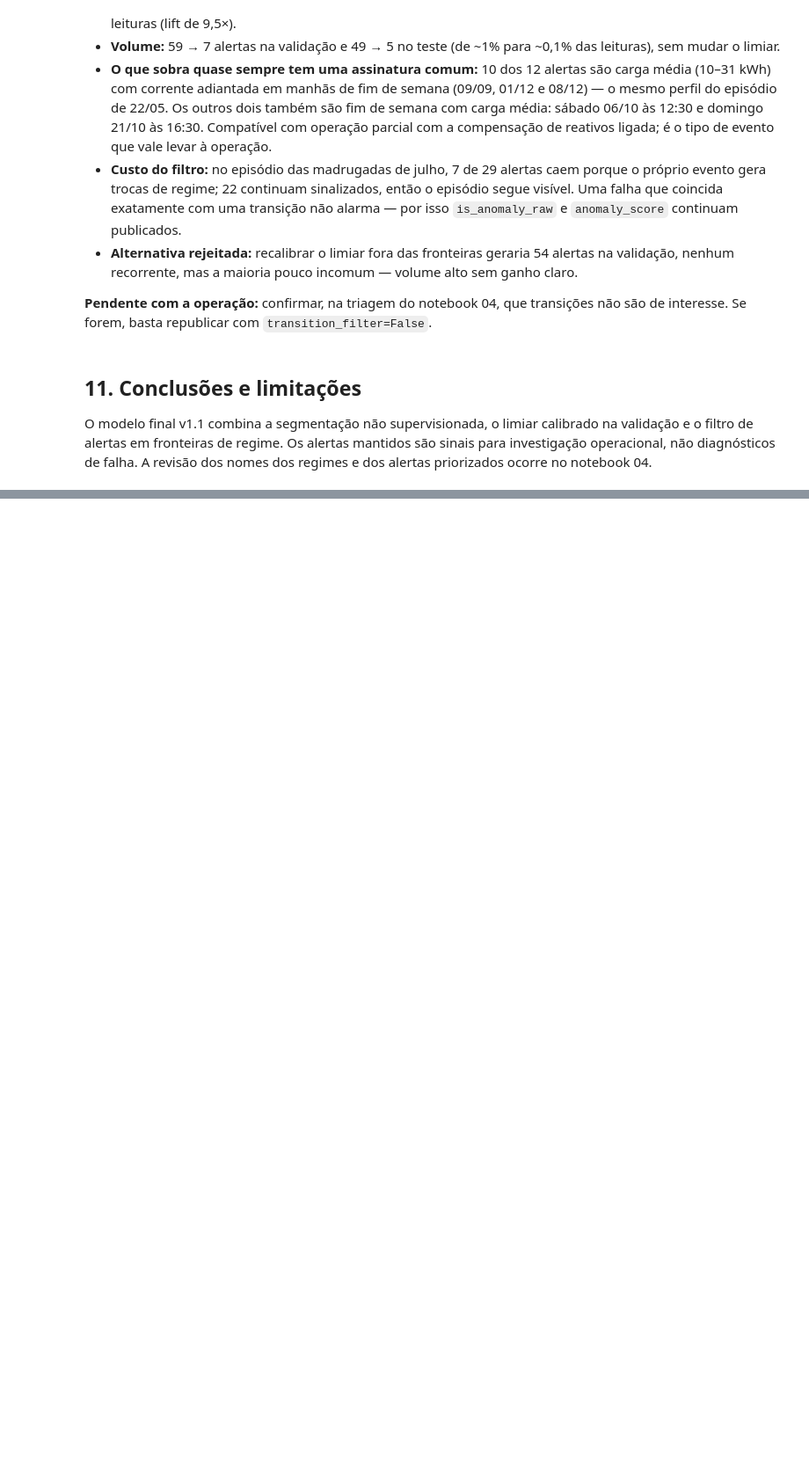
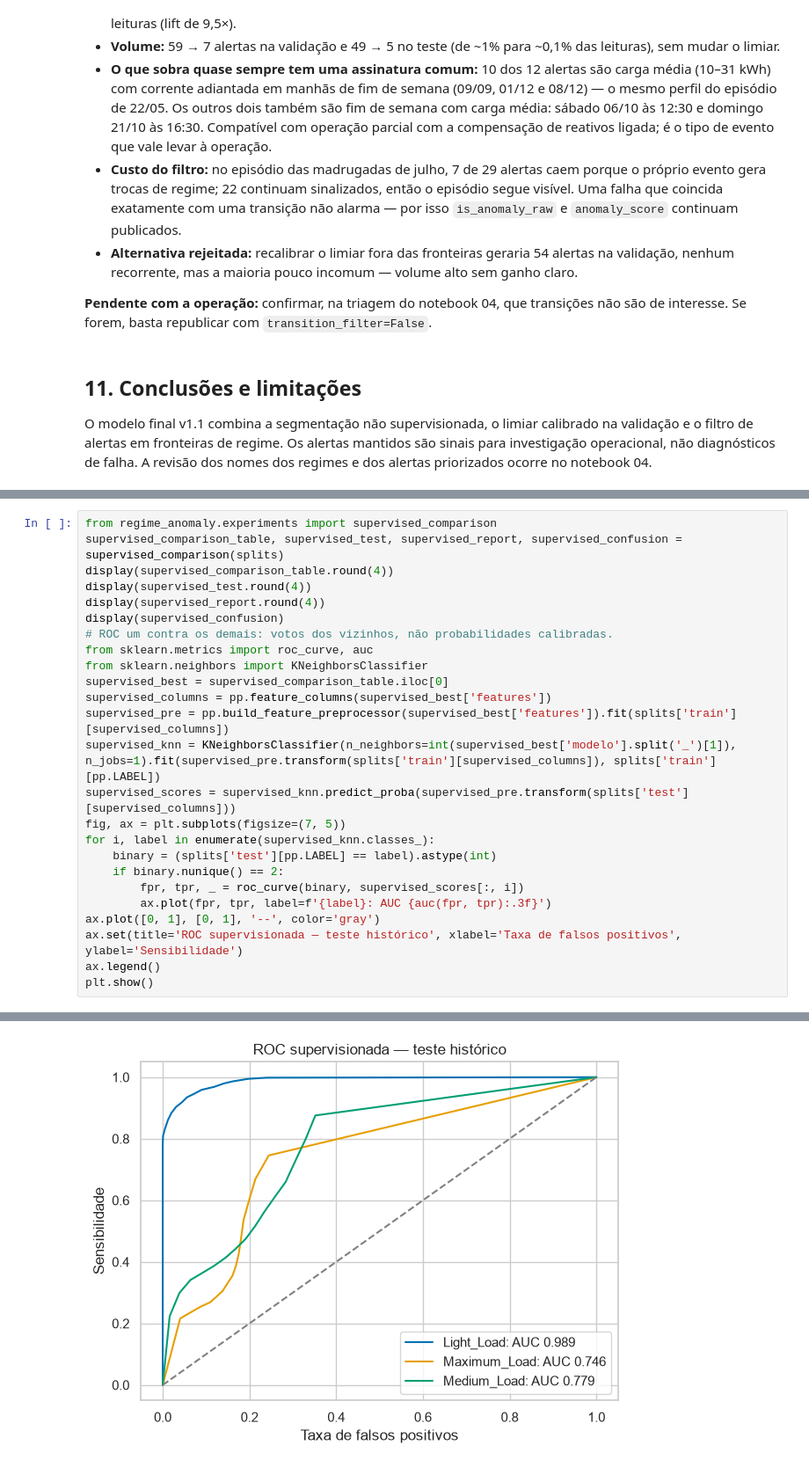
Before and after one commit to MBA-Data-Science-Unifor/Regime-Anomaly-Unsupervisioned, a Jupyter notebook: artifacts/notebooks/03_Modeling.ipynb, the cells around one changed output, grey strips where cells are left out. Shown at 88% size. Saved outputs shown, nothing was run; the diff lists cells and outputs as text; blank space fills up the shorter version.

```diff
--- a/artifacts/notebooks/03_Modeling.ipynb
+++ b/artifacts/notebooks/03_Modeling.ipynb
@@ -976,0 +1065,26 @@ O modelo final v1.1 combina a segmentação não supervisionada, o limiar calibr
+# %%
+from regime_anomaly.experiments import supervised_comparison
+supervised_comparison_table, supervised_test, supervised_report, supervised_confusion = supervised_comparison(splits)
+display(supervised_comparison_table.round(4))
+display(supervised_test.round(4))
+display(supervised_report.round(4))
+display(supervised_confusion)
+# ROC um contra os demais: votos dos vizinhos, não probabilidades calibradas.
+from sklearn.metrics import roc_curve, auc
+from sklearn.neighbors import KNeighborsClassifier
+supervised_best = supervised_comparison_table.iloc[0]
+supervised_columns = pp.feature_columns(supervised_best['features'])
+supervised_pre = pp.build_feature_preprocessor(supervised_best['features']).fit(splits['train'][supervised_columns])
+supervised_knn = KNeighborsClassifier(n_neighbors=int(supervised_best['modelo'].split('_')[1]), n_jobs=1).fit(supervised_pre.transform(splits['train'][supervised_columns]), splits['train'][pp.LABEL])
+supervised_scores = supervised_knn.predict_proba(supervised_pre.transform(splits['test'][supervised_columns]))
+fig, ax = plt.subplots(figsize=(7, 5))
+for i, label in enumerate(supervised_knn.classes_):
+    binary = (splits['test'][pp.LABEL] == label).astype(int)
+    if binary.nunique() == 2:
+        fpr, tpr, _ = roc_curve(binary, supervised_scores[:, i])
+        ax.plot(fpr, tpr, label=f'{label}: AUC {auc(fpr, tpr):.3f}')
+ax.plot([0, 1], [0, 1], '--', color='gray')
+ax.set(title='ROC supervisionada — teste histórico', xlabel='Taxa de falsos positivos', ylabel='Sensibilidade')
+ax.legend()
+plt.show()
+# %% [output]
@@ -976,0 +1114 @@ O modelo final v1.1 combina a segmentação não supervisionada, o limiar calibr
+[figure, added]
```
Also changed, not shown: parts of 13 cells of this notebook, 3 other files.
